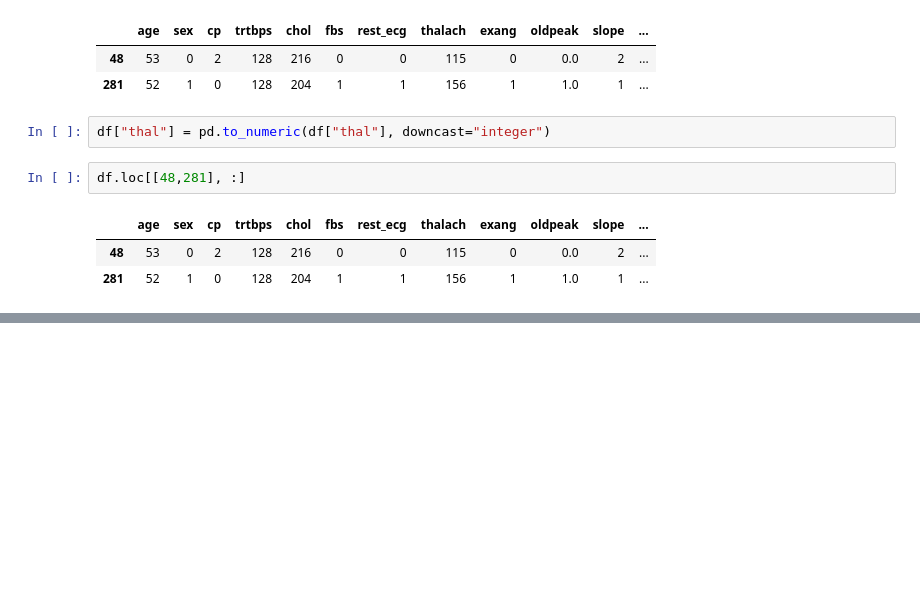
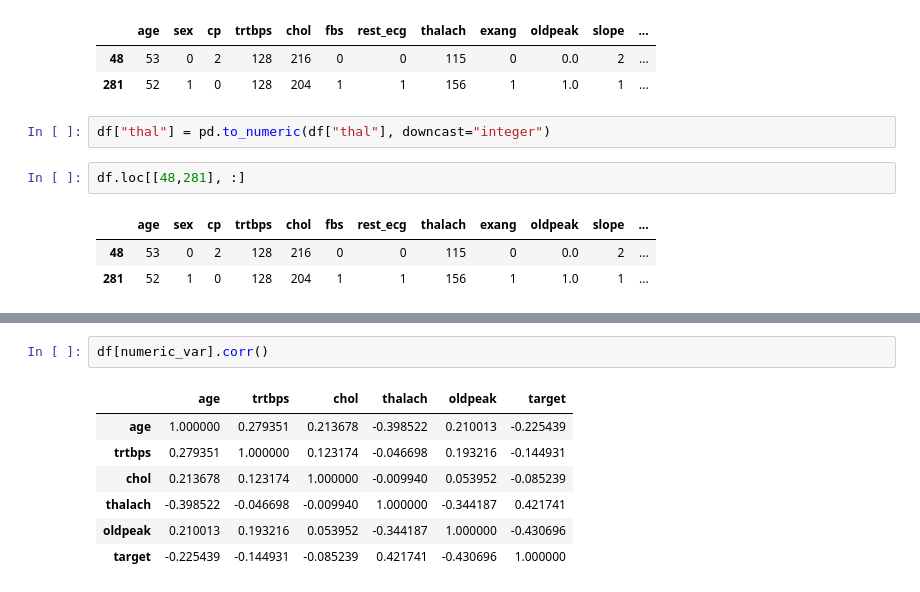
Before and after one commit to quangminh206lnh-collab/Practice_heart_prediction_attack-, a Jupyter notebook: heart_attack_prediction.ipynb, the cells around one changed output, grey strips where cells are left out. Saved outputs shown, nothing was run; the diff lists cells and outputs as text; blank space fills up the shorter version.

```diff
--- a/heart_attack_prediction.ipynb
+++ b/heart_attack_prediction.ipynb
@@ -502,0 +527,10 @@ df.loc[[48,281], :]
+# %%
+df[numeric_var].corr()
+# %% [output]
+|  | age | trtbps | chol | thalach | oldpeak | target |
+| age | 1.000000 | 0.279351 | 0.213678 | -0.398522 | 0.210013 | -0.225439 |
+| trtbps | 0.279351 | 1.000000 | 0.123174 | -0.046698 | 0.193216 | -0.144931 |
+| chol | 0.213678 | 0.123174 | 1.000000 | -0.009940 | 0.053952 | -0.085239 |
+| thalach | -0.398522 | -0.046698 | -0.009940 | 1.000000 | -0.344187 | 0.421741 |
+| oldpeak | 0.210013 | 0.193216 | 0.053952 | -0.344187 | 1.000000 | -0.430696 |
+| target | -0.225439 | -0.144931 | -0.085239 | 0.421741 | -0.430696 | 1.000000 |
```
Also changed, not shown: parts of 4 cells of this notebook.
